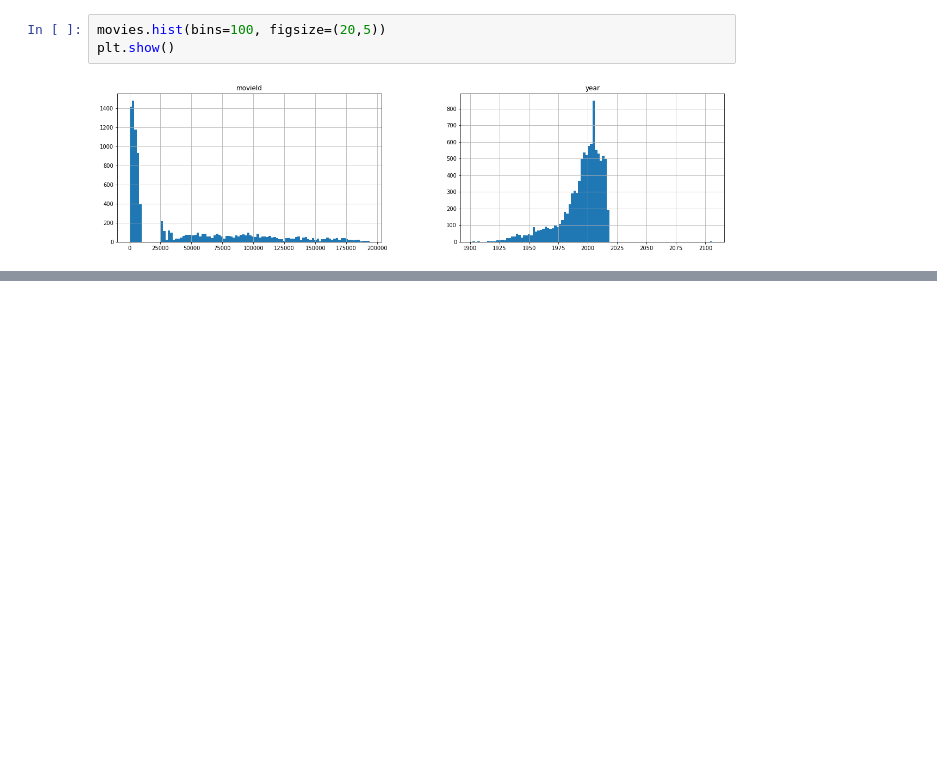
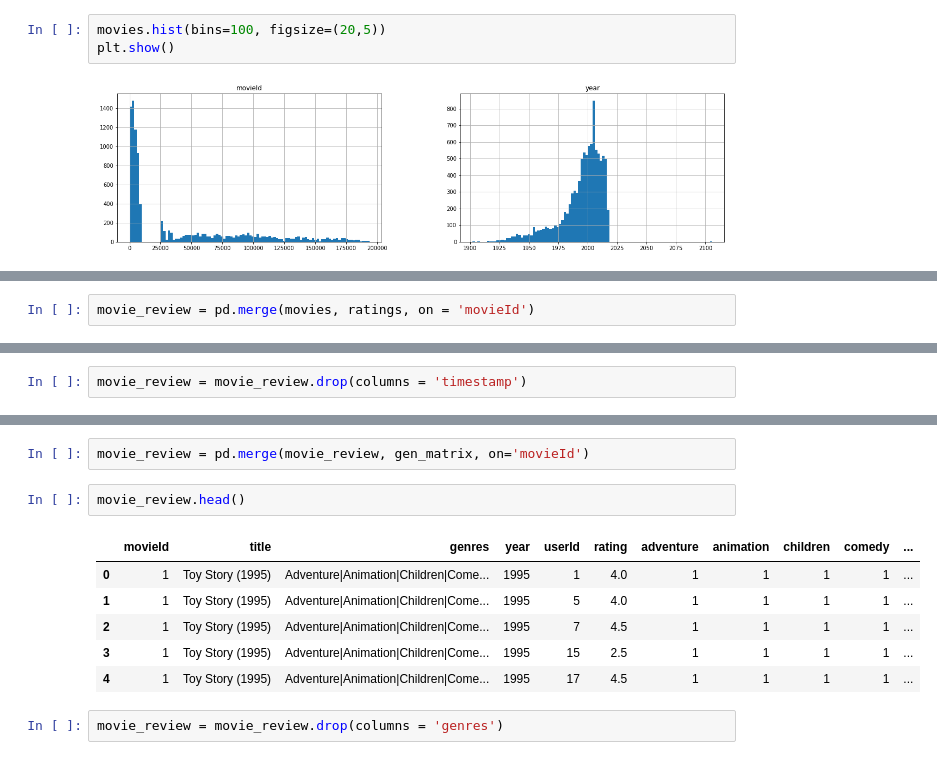
Before and after one commit to stack-raghav/MovieRecc.APP, a Jupyter notebook: Movie.ipynb, the cells around one changed output, grey strips where cells are left out. Saved outputs shown, nothing was run; the diff lists cells and outputs as text; blank space fills up the shorter version.

```diff
--- a/Movie.ipynb
+++ b/Movie.ipynb
@@ -240,0 +267,2 @@ print(gen)
+# %%
+movie_review = pd.merge(movies, ratings, on = 'movieId')
@@ -240,0 +278,2 @@ print(gen)
+# %%
+movie_review = movie_review.drop(columns = 'timestamp')
@@ -240,0 +319,13 @@ print(gen)
+# %%
+movie_review = pd.merge(movie_review, gen_matrix, on='movieId')
+# %%
+movie_review.head()
+# %% [output]
+|  | movieId | title | genres | year | userId | rating | adventure | animation | children | comedy | ... |
+| 0 | 1 | Toy Story (1995) | Adventure|Animation|Children|Come... | 1995 | 1 | 4.0 | 1 | 1 | 1 | 1 | ... |
+| 1 | 1 | Toy Story (1995) | Adventure|Animation|Children|Come... | 1995 | 5 | 4.0 | 1 | 1 | 1 | 1 | ... |
+| 2 | 1 | Toy Story (1995) | Adventure|Animation|Children|Come... | 1995 | 7 | 4.5 | 1 | 1 | 1 | 1 | ... |
+| 3 | 1 | Toy Story (1995) | Adventure|Animation|Children|Come... | 1995 | 15 | 2.5 | 1 | 1 | 1 | 1 | ... |
+| 4 | 1 | Toy Story (1995) | Adventure|Animation|Children|Come... | 1995 | 17 | 4.5 | 1 | 1 | 1 | 1 | ... |
+# %%
+movie_review = movie_review.drop(columns = 'genres')
```
Also changed, not shown: parts of 13 cells of this notebook.
